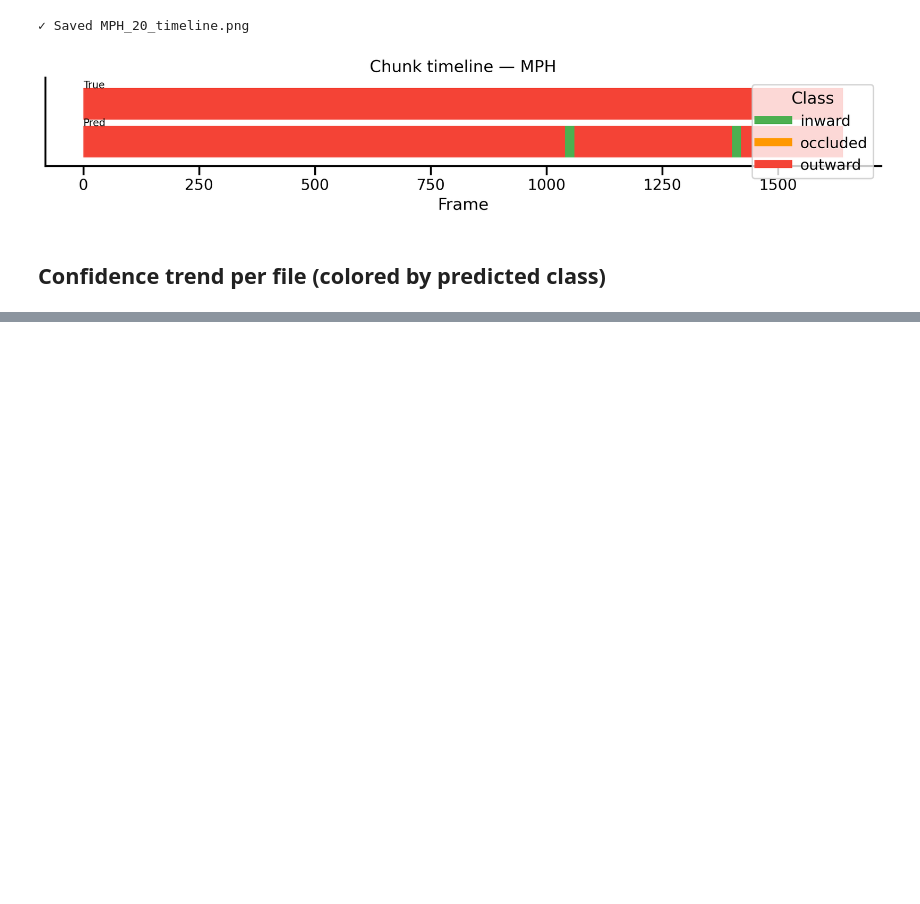
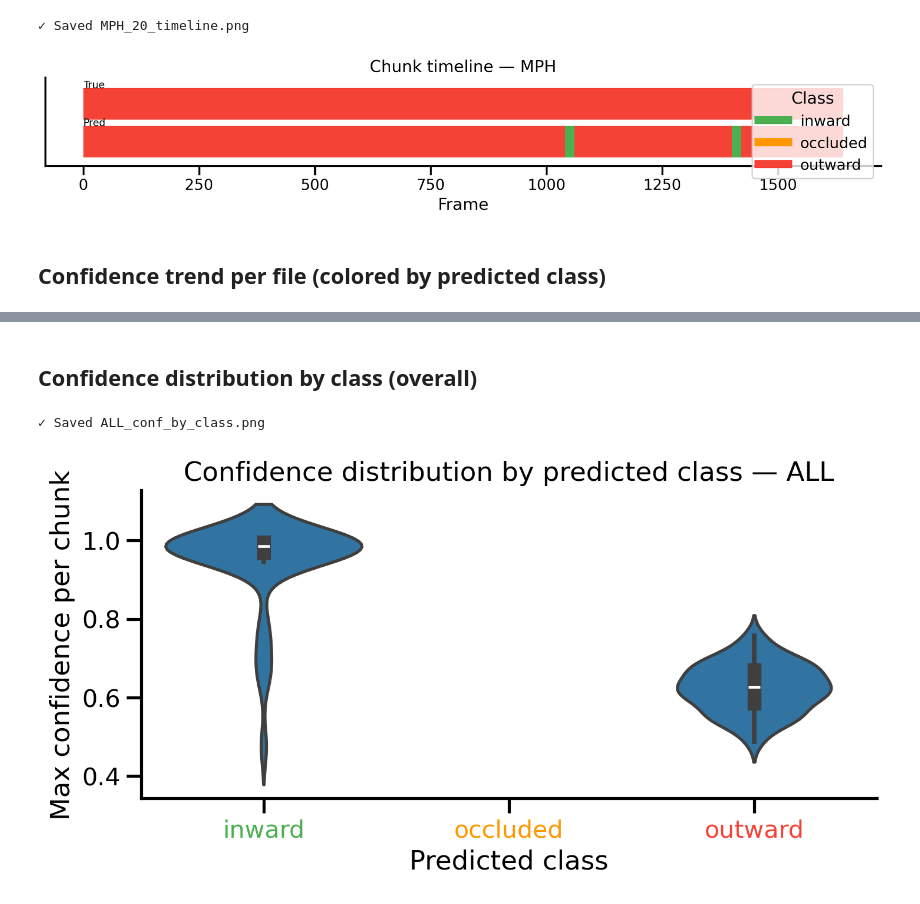
Before and after one commit to Amir-Tav/AI-in-Drug-Discovery-, a Jupyter notebook: presentation_figs/fig.ipynb, the cells around one changed output, grey strips where cells are left out. Drawn from its saved outputs; the diff is of its cells as text; code cells hidden in the pictures; blank space fills up the shorter version.

```diff
--- a/presentation_figs/fig.ipynb
+++ b/presentation_figs/fig.ipynb
@@ -128,0 +231,18 @@ for df in dfs:
+# %% [markdown]
+## Confidence distribution by class (overall)
+# %%
+if dfs:
+    big = pd.concat(dfs, ignore_index=True)
+    fig, ax = plt.subplots(figsize=(7.5, 4))
+    order = ["inward","occluded","outward"]
+    sns.violinplot(data=big, x="pred_class", y="max_conf", order=order, inner="box")
+    ax.set_xlabel("Predicted class"); ax.set_ylabel("Max confidence per chunk")
+    ax.set_title("Confidence distribution by predicted class — ALL")
+    for tick in ax.get_xticklabels():
+        tick.set_color(CLASS_COLORS.get(tick.get_text(), "black"))
+    plt.tight_layout()
+    savefig(fig, FIG_DIR / "ALL_conf_by_class.png")
+    plt.show()
+# %% [output]
+✓ Saved ALL_conf_by_class.png
+[figure, added]
```
Also changed, not shown: parts of 13 cells of this notebook, 11 other files.
